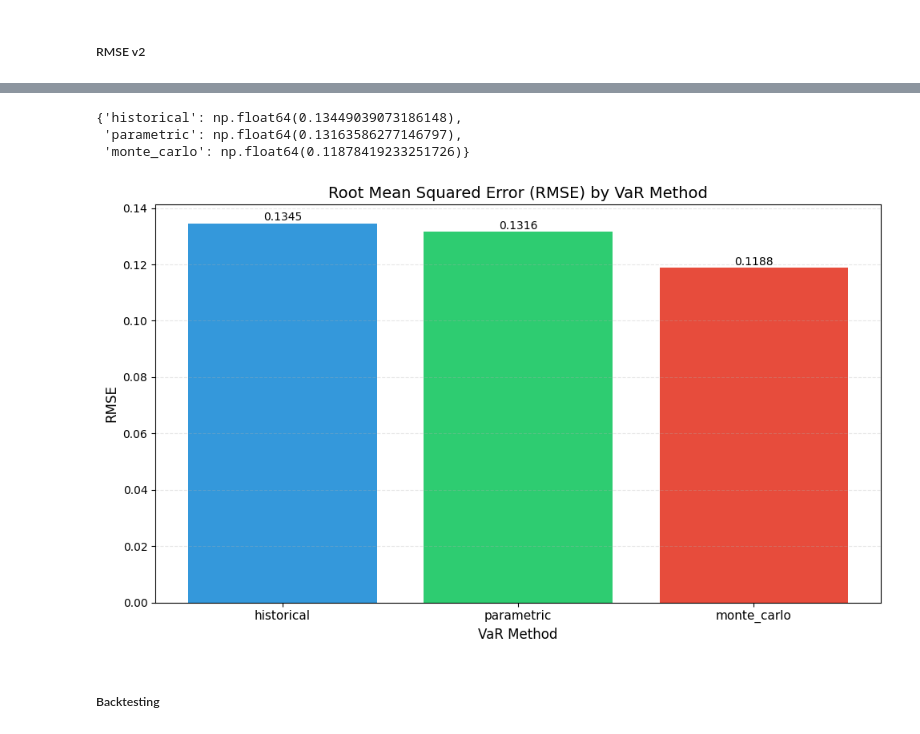
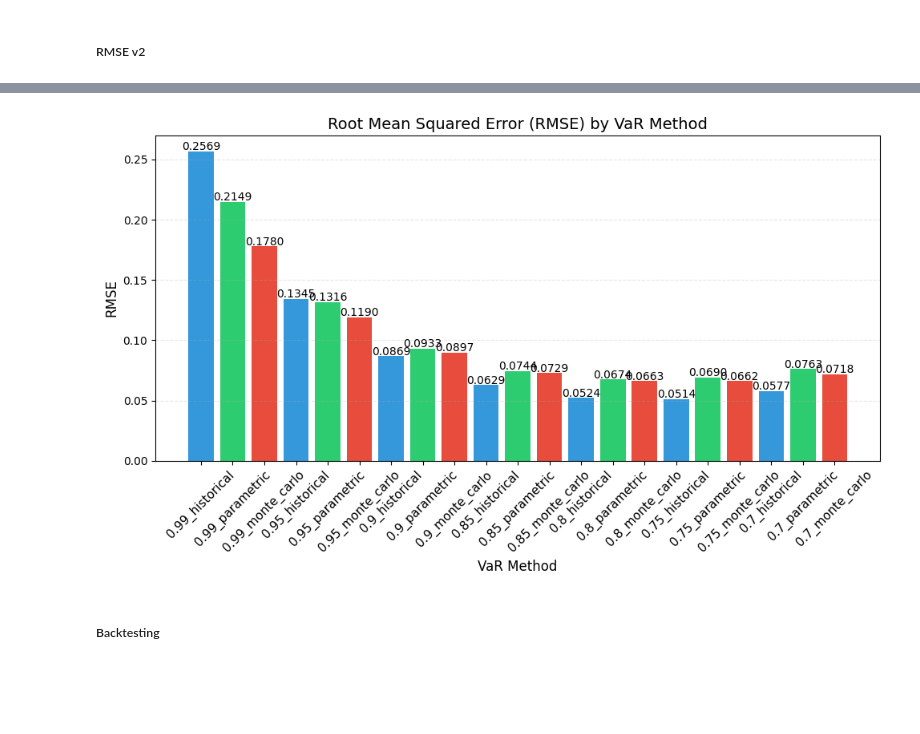
Before and after one commit to mairovitzmario/value-at-risk, a Jupyter notebook: research/research.ipynb, the cells around one changed output, grey strips where cells are left out. Saved outputs shown, nothing was run; the diff lists cells and outputs as text; code cells hidden in the pictures; blank space fills up the shorter version.

Commit message:
checked the rmses of conf levels from 0.7 up to 0.99. 0.8/0.75 behave best

```diff
--- a/research/research.ipynb
+++ b/research/research.ipynb
@@ -180,15 +180,17 @@ class VaR:
             "absolute": absolute_mc_var,
         }
 
-    def calculate_all_vars(self, version='relative'):
+    def calculate_all_vars(self, version='relative', multiplier=1):
         historical_var = self.calculate_historical_var()
         parametric_var = self.calculate_parametric_var()
         monte_carlo_var = self.calculate_monte_carlo_var()
 
+
+
         return {
-            "historical": historical_var[version],
-            "parametric": parametric_var[version],
-            "monte_carlo": monte_carlo_var[version],
+            "historical": multiplier*historical_var[version],
+            "parametric": multiplier*parametric_var[version],
+            "monte_carlo": multiplier*monte_carlo_var[version],
         }
 
     def __str__(self):
@@ -506,39 +488,59 @@ rmse_dict = {
-# %%
-rmse_dict
-# %% [output]
-{'historical': np.float64(0.13449039073186148),
- 'parametric': np.float64(0.13163586277146797),
- 'monte_carlo': np.float64(0.11878419233251726)}
+# %%
+for conf_level in values_at_risk.keys():
+    new_dict = {
+        'historical':[],
+        'parametric':[],
+        'monte_carlo':[],
+    }
+    for element in values_at_risk[conf_level]:
+        for method in element.keys():
+            new_dict[method].append(element[method])
+    values_at_risk[conf_level] = new_dict
+# %%
+flattened_dict = {}
+
+for confidence_level, methods in values_at_risk.items():
+    for method, values in methods.items():
+        key = f"{confidence_level}_{method}"  # Create new key like '90_historical'
+        flattened_dict[key] = values
+
+values_at_risk = flattened_dict
+# %%
+rmse_dict = {}
+
+for key, predictions in flattened_dict.items():
+    # Extract the confidence level from the key to match with the worst_losses (assuming they are aligned)
+    rmse_dict[key] = root_mean_squared_error(np.array(predictions), np.array(worst_losses))
 # %%
 # Extract values and labels from rmse_dict
 methods = list(rmse_dict.keys())
 rmse_values = list(rmse_dict.values())
 
 # Create bar chart
 plt.figure(figsize=(10, 6))
-bars = plt.bar(methods, rmse_values, color=['#3498db', '#2ecc71', '#e74c3c'])
+bars = plt.bar(methods, rmse_values, color=['#3498db', '#2ecc71', '#e74c3c'] * (len(methods) // 3 + 1))
 
 # Add value labels on top of each bar
 for i, bar in enumerate(bars):
     plt.text(bar.get_x() + bar.get_width()/2, bar.get_height() + 0.001,
              f'{rmse_values[i]:.4f}', ha='center', fontsize=10)
 
 # Add title and labels
 plt.title('Root Mean Squared Error (RMSE) by VaR Method', fontsize=14)
 plt.ylabel('RMSE', fontsize=12)
 plt.xlabel('VaR Method', fontsize=12)
 
 # Add grid for better readability
 plt.grid(axis='y', linestyle='--', alpha=0.3)
 
-# Improve aesthetics
-plt.xticks(fontsize=11)
+# Rotate x-axis labels
+plt.xticks(rotation=45, fontsize=11)
 plt.yticks(fontsize=10)
 plt.tight_layout()
 
 plt.show()
 # %% [output]
-[figure, old version]
+[figure, new version]
 # %% [markdown]
 ##### Backtesting
 # %%
```
Also changed, not shown: parts of 7 cells of this notebook.
